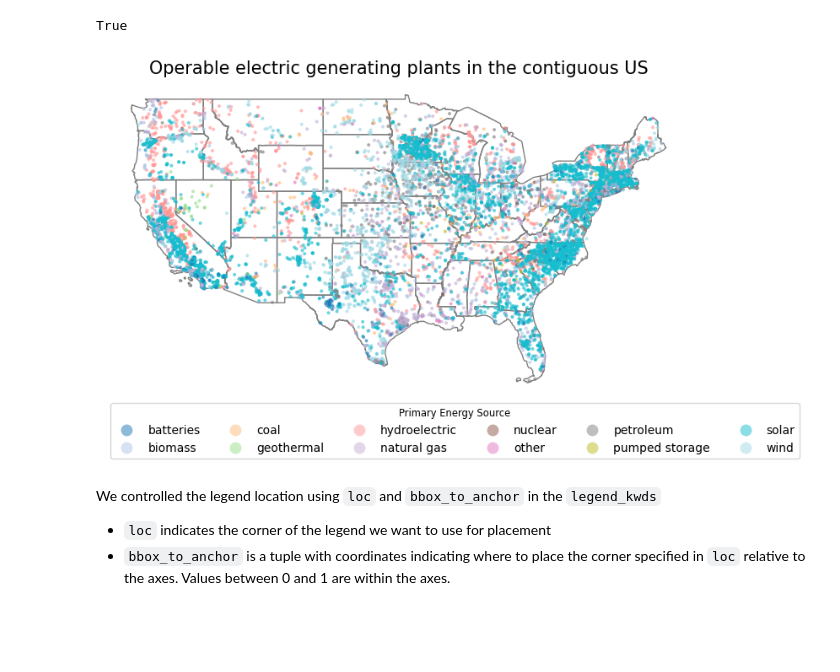
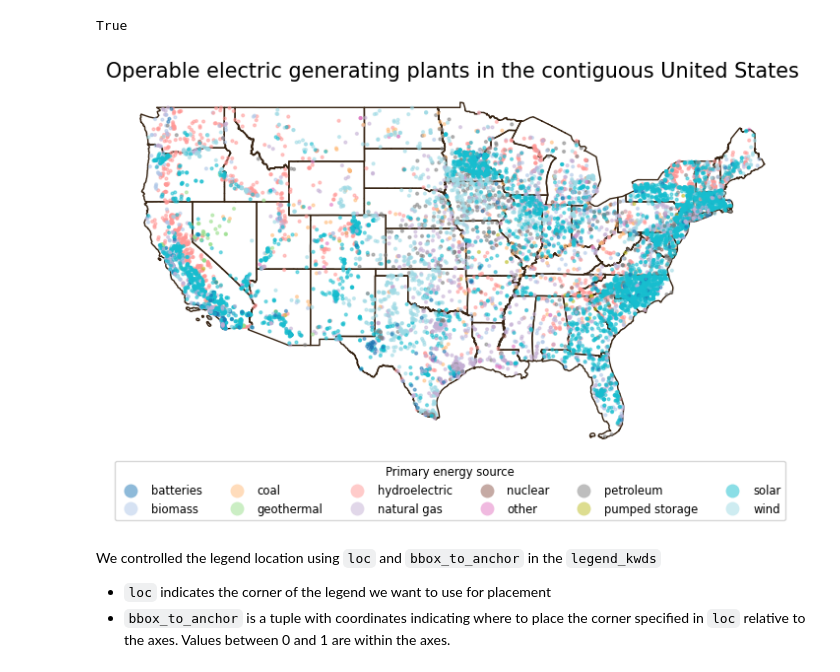
Before and after one commit to emmabeamitchell/eds2020-2024-in-class, a Jupyter notebook: notebooks/week5-csv-to-geodf.ipynb, the cells around one changed output. Saved outputs shown, nothing was run; the diff lists cells and outputs as text; code cells hidden in the pictures; blank space fills up the shorter version.

```diff
--- a/notebooks/week5-csv-to-geodf.ipynb
+++ b/notebooks/week5-csv-to-geodf.ipynb
@@ -213,30 +212,37 @@ True
 # %%
 fig, ax = plt.subplots(figsize=(9, 5)) # Update figure size
 
-# remove axis for a cleaner map
+# Remove the axis for a cleaner map
 ax.axis('off')
 
-ax.set_title('Operable electric generating plants in the contiguous US', fontsize=15)
+# Title for the plot
+ax.set_title('Operable electric generating plants in the contiguous United States',
+              fontsize=15)
+
+# Add states
 contiguous.plot(ax=ax,
-               color ='none',
-               edgecolor='grey')
+               color='none',
+               edgecolor='#362312')
 
+# Add electric power plants colored by energy source
 power_plants.plot(ax=ax,
-                 column="primsource", # color by values in this column
-                  legend =True,
+                  column='primsource',
+                  legend=True,
                   markersize=4,
                   cmap='tab20',
                   alpha=0.5,
-                 legend_kwds={ # kwds stands for keywords
-                    'title':'Primary Energy Source',
-                     'title_fontsize': 'small',
-                     'loc': 'upper left',
-                     'bbox_to_anchor': (0,0),
-                     'ncol':6
-                 })
+                  legend_kwds={
+                      'title': 'Primary energy source',
+                      'title_fontsize': 'small',
+                      'fontsize': 'small',
+                      'loc': 'upper left',
+                      'bbox_to_anchor': (0, 0),
+                      'ncol': 6
+                  })
+
 plt.show()
 # %% [output]
-[figure, old version]
+[figure, new version]
 # %% [markdown]
 We controlled the legend location using `loc` and `bbox_to_anchor` in the `legend_kwds`
 
```
Also changed, not shown: parts of 22 cells of this notebook.
